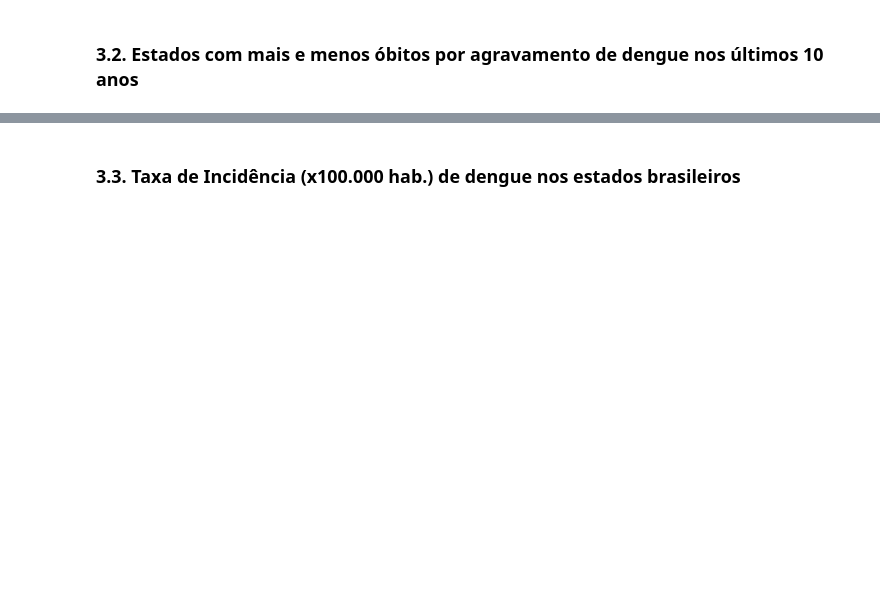
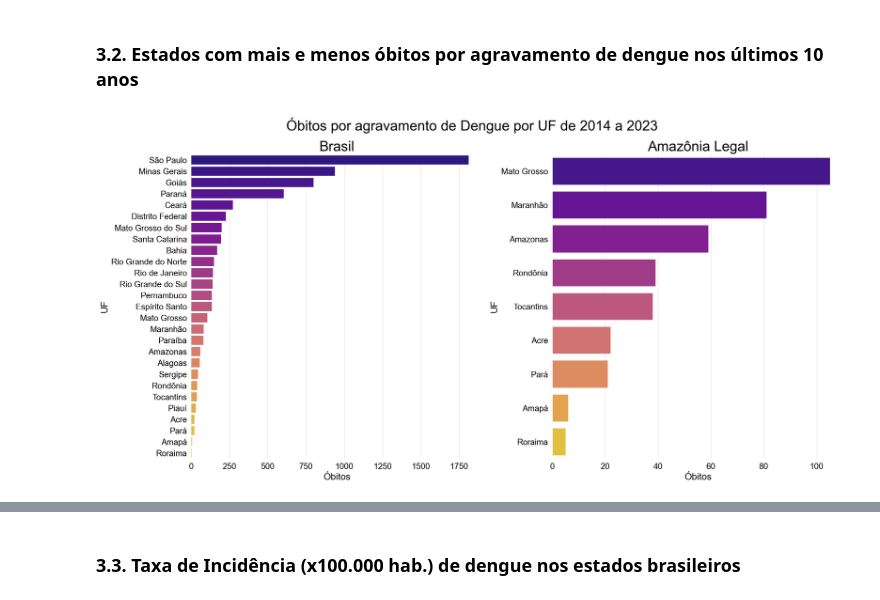
Before and after one commit to caiocasagrande/dengue_analysis, a Jupyter notebook: notebooks/dengue_analysis_UF_BR.ipynb, the cells around one changed output, grey strips where cells are left out. Saved outputs shown, nothing was run; the diff lists cells and outputs as text; code cells hidden in the pictures; blank space fills up the shorter version.

```diff
--- a/notebooks/dengue_analysis_UF_BR.ipynb
+++ b/notebooks/dengue_analysis_UF_BR.ipynb
@@ -144,6 +146,6 @@ df_obitos_23 = ObitosDengueUF20142023().process_data()
 df_concat2   = pd.concat([df_obitos_06, df_obitos_13, df_obitos_23], ignore_index=True)
 
 # Somando casos duplicados de 2013
-df_obitos_uf = df_concat2.groupby(['nome_uf', 'id_uf', 'ano']).sum().reset_index()
+df_obitos = df_concat2.groupby(['nome_uf', 'id_uf', 'ano']).sum().reset_index()
 # %%
 # População
@@ -218,2 +393,21 @@ plt.tight_layout()
 # %% [markdown]
 ### 3.2. Estados com mais e menos óbitos por agravamento de dengue nos últimos 10 anos
+# %%
+# Data manipulation
+aux1 = df_obitos[df_obitos['ano'].isin(range(2014, 2024))].groupby(['nome_uf', 'id_uf'])\
+            .sum().reset_index().sort_values(by='obitos', ascending=False)
+aux2 = aux1[aux1['nome_uf'].isin(nome_alb)]
+
+# Figure
+fig, axes = plt.subplots(1, 2)
+
+ax1 = sns.barplot(data=aux1, x='obitos', y='nome_uf', palette='plasma', ax=axes[0])
+ax1 = set_plot(ax1, 'Brasil', 'Óbitos', 'UF')
+
+ax2 = sns.barplot(data=aux2, x='obitos', y='nome_uf', palette='plasma', ax=axes[1])
+ax2 = set_plot(ax2, 'Amazônia Legal', 'Óbitos', 'UF')
+
+plt.suptitle('Óbitos por agravamento de Dengue por UF de 2014 a 2023')
+plt.tight_layout()
+# %% [output]
+[figure, added]
```
Also changed, not shown: parts of 23 cells of this notebook.
